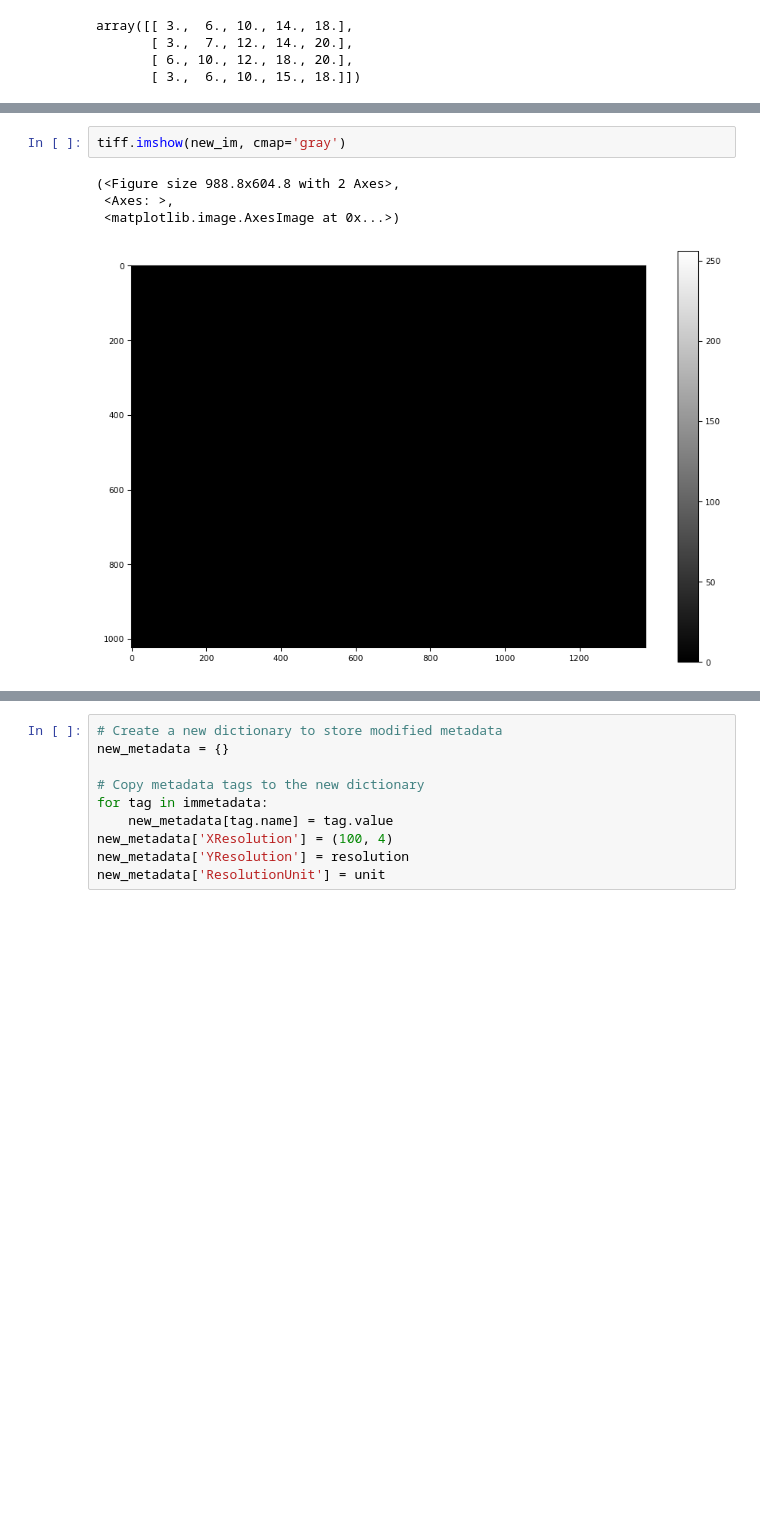
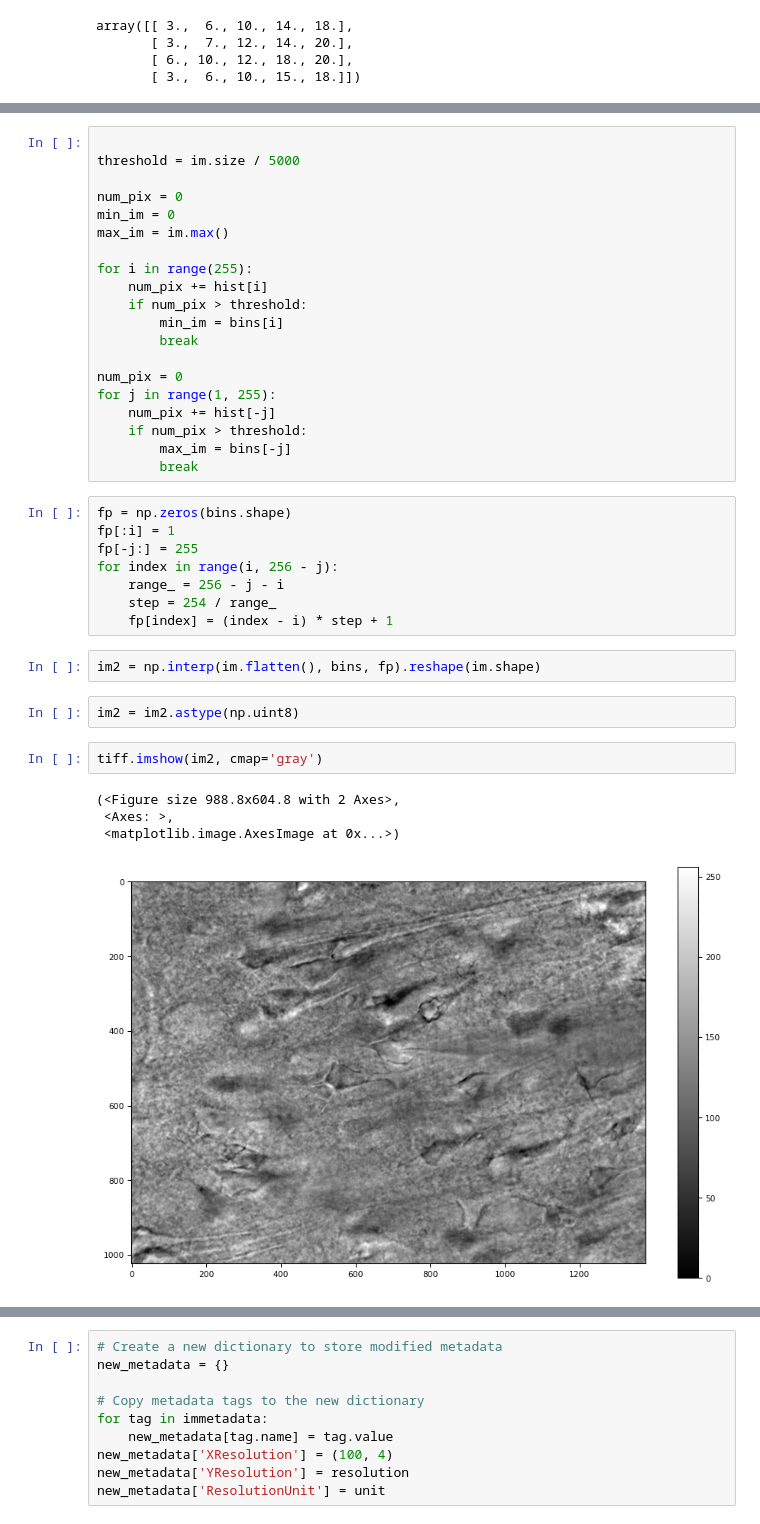
Before and after one commit to qdongatuw/scipro_image_auto_brightness_calibration, a Jupyter notebook: demo.ipynb, the cells around one changed output, grey strips where cells are left out. Cells and saved outputs as stored; diff of their text form; blank space fills up the shorter version.

```diff
--- a/demo.ipynb
+++ b/demo.ipynb
@@ -99,8 +93,40 @@ array([1409023, 1409023, 1409023, 1409023, 1409024], dtype=int64)
+# %%
+
+threshold = im.size / 5000
+
+num_pix = 0
+min_im = 0
+max_im = im.max()
+
+for i in range(255):
+    num_pix += hist[i]
+    if num_pix > threshold:
+        min_im = bins[i]
+        break
+
+num_pix = 0
+for j in range(1, 255):
+    num_pix += hist[-j]
+    if num_pix > threshold:
+        max_im = bins[-j]
+        break
+# %%
+fp = np.zeros(bins.shape)
+fp[:i] = 1
+fp[-j:] = 255
+for index in range(i, 256 - j):
+    range_ = 256 - j - i
+    step = 254 / range_
+    fp[index] = (index - i) * step + 1
+# %%
+im2 = np.interp(im.flatten(), bins, fp).reshape(im.shape)
+# %%
+im2 = im2.astype(np.uint8)
 # %%
-tiff.imshow(new_im, cmap='gray')
+tiff.imshow(im2, cmap='gray')
 # %% [output]
 (<Figure size 988.8x604.8 with 2 Axes>,
  <Axes: >,
  <matplotlib.image.AxesImage at 0x...>)
-[figure, old version]
+[figure, new version]
 # %%
```
Also changed, not shown: parts of 5 cells of this notebook, 3 other files.
